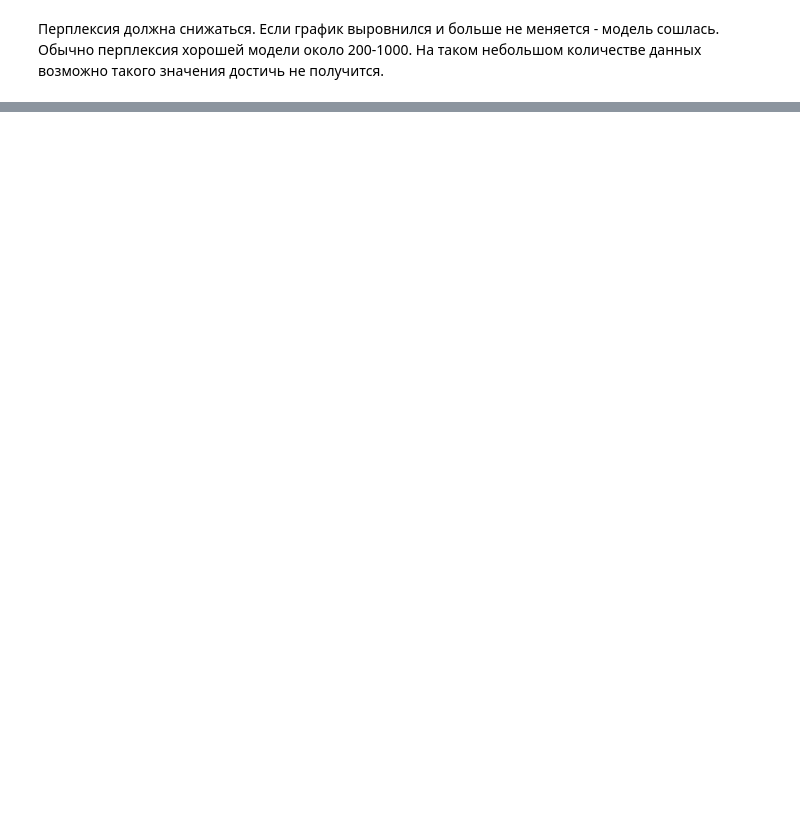
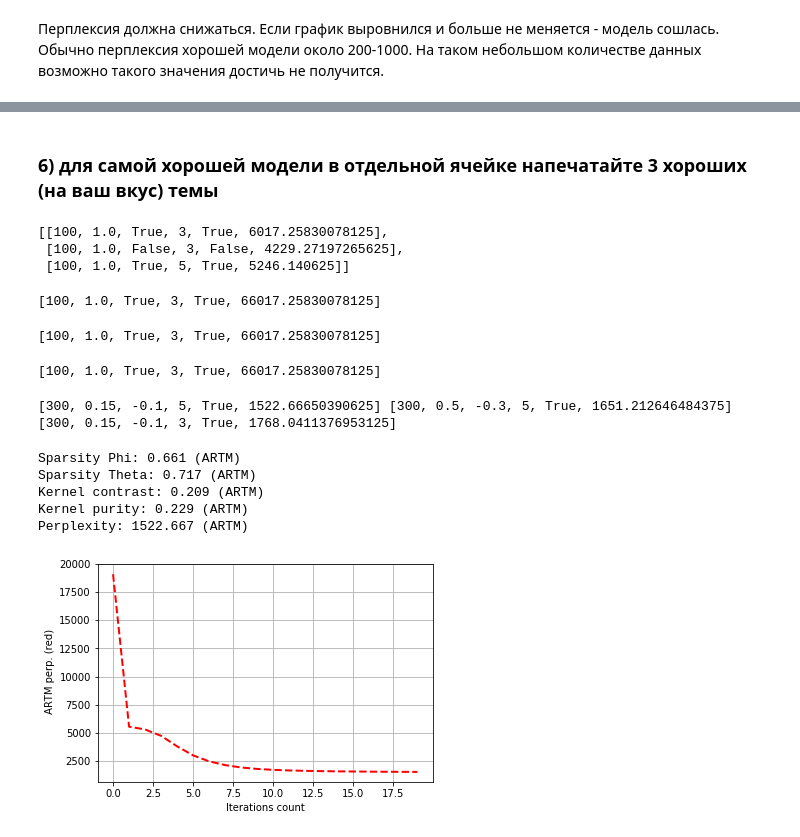
Before and after one commit to tududundra/nlp3year_Matveeva, a Jupyter notebook: Topic_model_BigARTM.ipynb, the cells around one changed output, grey strips where cells are left out. Cells and saved outputs as stored; diff of their text form; code cells hidden in the pictures; blank space fills up the shorter version.

```diff
--- a/Topic_model_BigARTM.ipynb
+++ b/Topic_model_BigARTM.ipynb
@@ -228,0 +476,2 @@ print_measures(model_artm)
+# %% [markdown]
+### 6) для самой хорошей модели в отдельной ячейке напечатайте 3 хороших (на ваш вкус) темы
@@ -229,2 +480,61 @@ print_measures(model_artm)
+# %%
+res[:3]
+# %% [output]
+[[100, 1.0, True, 3, True, 6017.25830078125],
+ [100, 1.0, False, 3, False, 4229.27197265625],
+ [100, 1.0, True, 5, True, 5246.140625]]
+# %%
+top_1 = [100, 1.0, True, 3, True, 66017.25830078125]
+top_1
+# %% [output]
+[100, 1.0, True, 3, True, 66017.25830078125]
+# %%
+top_2 = [100, 1.0, True, 3, True, 66017.25830078125]
+top_2
+# %% [output]
+[100, 1.0, True, 3, True, 66017.25830078125]
+# %%
+top_3 = [100, 1.0, True, 3, True, 66017.25830078125]
+top_3
+# %% [output]
+[100, 1.0, True, 3, True, 66017.25830078125]
+# %%
+
+for result in res:
+
+    if result[5] <= top_1[5]:
+        top_3 = copy(top_2)
+        top_2 = copy(top_1)
+        top_1 = copy(result)
+        continue
+
+    if result[5] <= top_2[5]:
+        top_3 = copy(top_2)
+        top_2 = copy(result)
+        continue
+
+    if result[5] <= top_3[5]:
+        top_3 = copy(result)
+# %%
+print(top_1, top_2, top_3)
+# %% [output]
+[300, 0.15, -0.1, 5, True, 1522.66650390625] [300, 0.5, -0.3, 5, True, 1651.212646484375] [300, 0.15, -0.1, 3, True, 1768.0411376953125]
+# %%
+perplexity, model_artm = grid_search(batch_vectorizer=batch_vectorizer,
+                              dictionary=dictionary,
+                              num_topics=top_1[0],
+                              tau_smooth=top_1[1],
+                              tau_sparse=top_1[2],
+                              n_epochs=20,
+                              n_doc_passes=top_1[3],
+                              sparse_phi=top_1[4],
+                              sparse_theta=top_1[4])
+# %% [output]
+Sparsity Phi: 0.661 (ARTM)
+Sparsity Theta: 0.717 (ARTM)
+Kernel contrast: 0.209 (ARTM)
+Kernel purity: 0.229 (ARTM)
+Perplexity: 1522.667 (ARTM)
+[figure, added]
 # %%
 # посмотрим на темы
```
Also changed, not shown: parts of 57 cells of this notebook.
